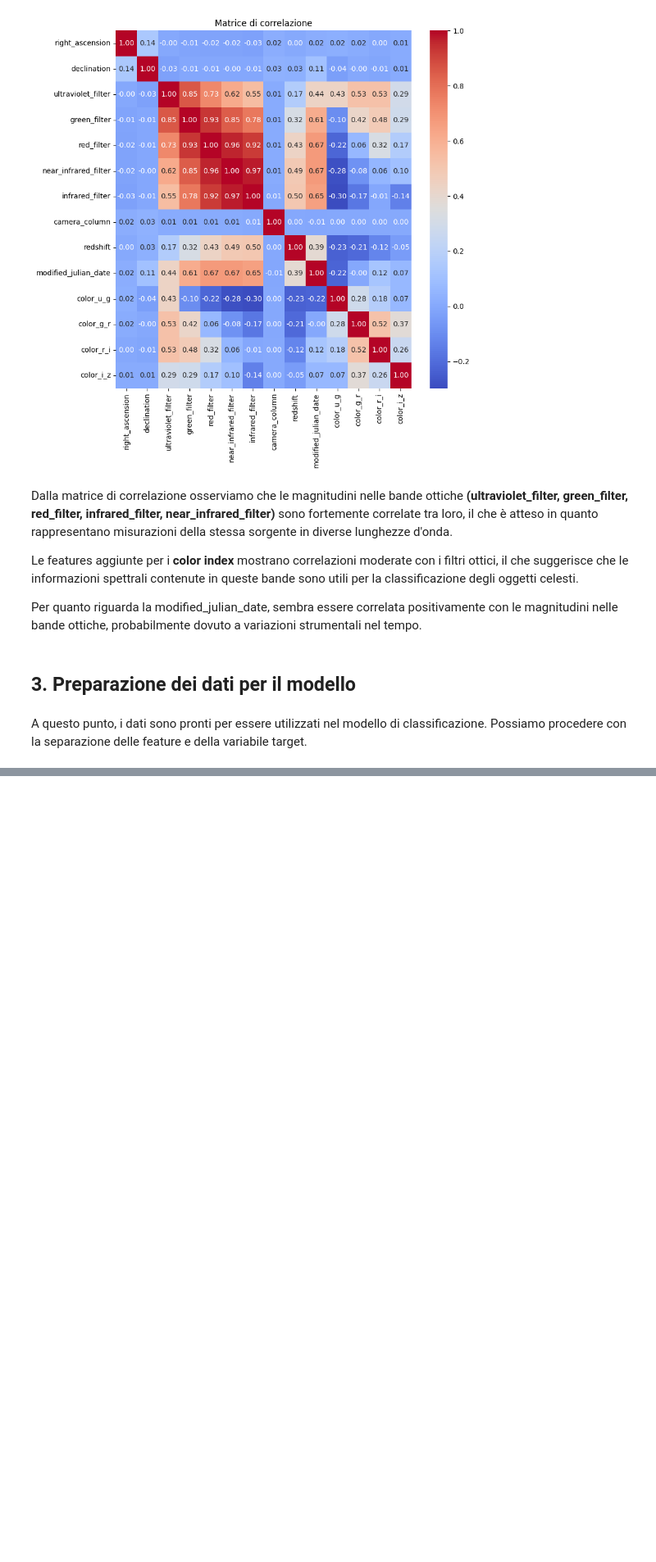
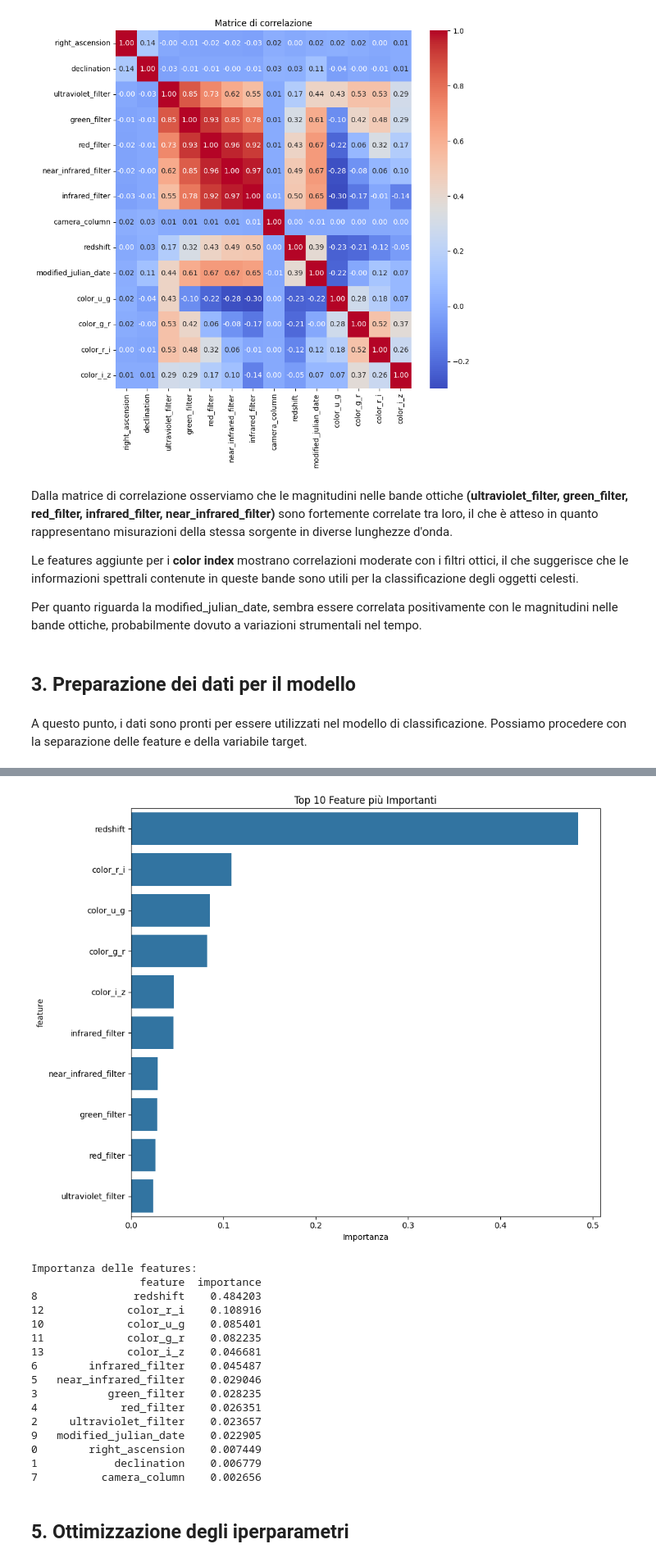
Before and after one commit to Dear-Luca/stellar-classification, a Jupyter notebook: classification.ipynb, the cells around one changed output, grey strips where cells are left out. Shown at 82% size. Cells and saved outputs as stored; diff of their text form; code cells hidden in the pictures; blank space fills up the shorter version.

```diff
--- a/classification.ipynb
+++ b/classification.ipynb
@@ -373,0 +700,37 @@ label_encoder = LabelEncoder()
+# %%
+# Analisi dell'importanza delle features per Random Forest
+rf_model = results['Random Forest']['model']
+feature_importance = pd.DataFrame({
+    'feature': X.columns,
+    'importance': rf_model.feature_importances_
+}).sort_values('importance', ascending=False)
+
+plt.figure(figsize=(10, 8))
+sns.barplot(data=feature_importance.head(10), y='feature', x='importance')
+plt.title('Top 10 Feature più Importanti')
+plt.xlabel('Importanza')
+plt.tight_layout()
+plt.show()
+
+print("Importanza delle features:")
+print(feature_importance)
+# %% [output]
+[figure, added]
+Importanza delle features:
+                 feature  importance
+8               redshift    0.484203
+12             color_r_i    0.108916
+10             color_u_g    0.085401
+11             color_g_r    0.082235
+13             color_i_z    0.046681
+6        infrared_filter    0.045487
+5   near_infrared_filter    0.029046
+3           green_filter    0.028235
+4             red_filter    0.026351
+2     ultraviolet_filter    0.023657
+9   modified_julian_date    0.022905
+0        right_ascension    0.007449
+1            declination    0.006779
+7          camera_column    0.002656
+# %% [markdown]
+## 5. Ottimizzazione degli iperparametri
```
Also changed, not shown: parts of 17 cells of this notebook.
